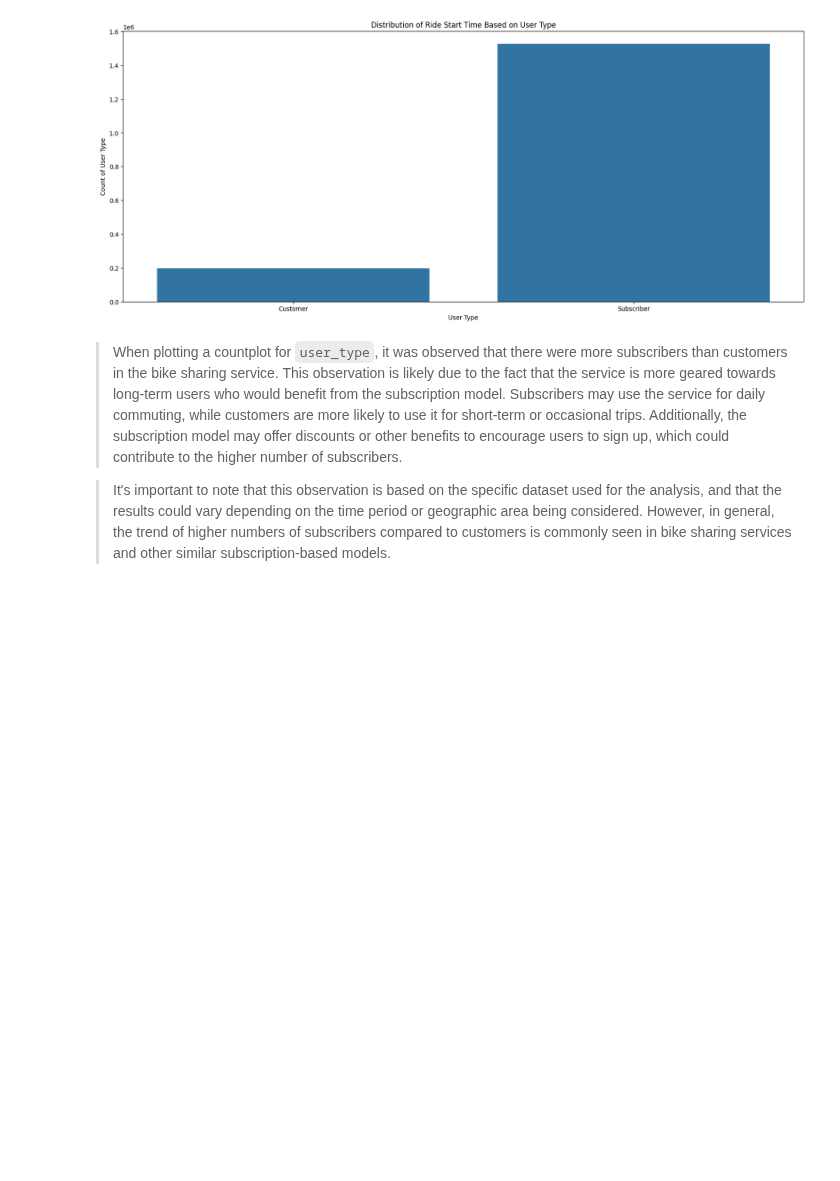
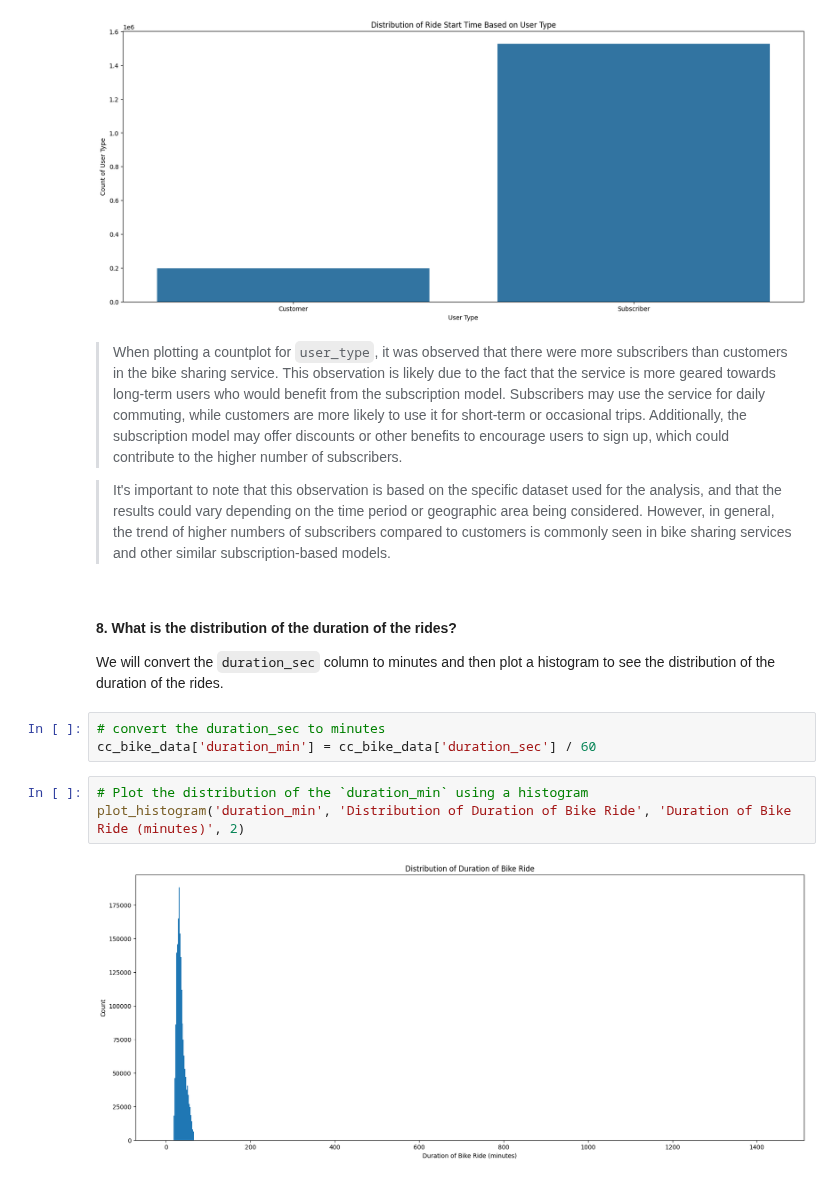
Before and after one commit to kisyular/data-visualization-project, a Jupyter notebook: Part_I_exploration.ipynb, the cells around one changed output. Cells and saved outputs as stored; diff of their text form; blank space fills up the shorter version.

Commit message:
FEAT: UNIVARARIATE EXPLORATION: CODE FOR DISTRIBUTION OF RIDES BASED ON DURATION OF RIDES IN MINUTES

```diff
--- a/Part_I_exploration.ipynb
+++ b/Part_I_exploration.ipynb
@@ -851,3 +851,14 @@ plt.title('Distribution of Ride Start Time Based on User Type');
 > When plotting a countplot for `user_type`, it was observed that there were more subscribers than customers in the bike sharing service. This observation is likely due to the fact that the service is more geared towards long-term users who would benefit from the subscription model. Subscribers may use the service for daily commuting, while customers are more likely to use it for short-term or occasional trips. Additionally, the subscription model may offer discounts or other benefits to encourage users to sign up, which could contribute to the higher number of subscribers.
 
 > It's important to note that this observation is based on the specific dataset used for the analysis, and that the results could vary depending on the time period or geographic area being considered. However, in general, the trend of higher numbers of subscribers compared to customers is commonly seen in bike sharing services and other similar subscription-based models.
+# %% [markdown]
+#### 8. What is the distribution of the duration of the rides?
+We will convert the `duration_sec` column to minutes and then plot a histogram to see the distribution of the duration of the rides.
+# %%
+# convert the duration_sec to minutes
+cc_bike_data['duration_min'] = cc_bike_data['duration_sec'] / 60
+# %%
+# Plot the distribution of the `duration_min` using a histogram
+plot_histogram('duration_min', 'Distribution of Duration of Bike Ride', 'Duration of Bike Ride (minutes)', 2)
+# %% [output]
+[figure, added]
```
Also changed, not shown: parts of 3 cells of this notebook.
